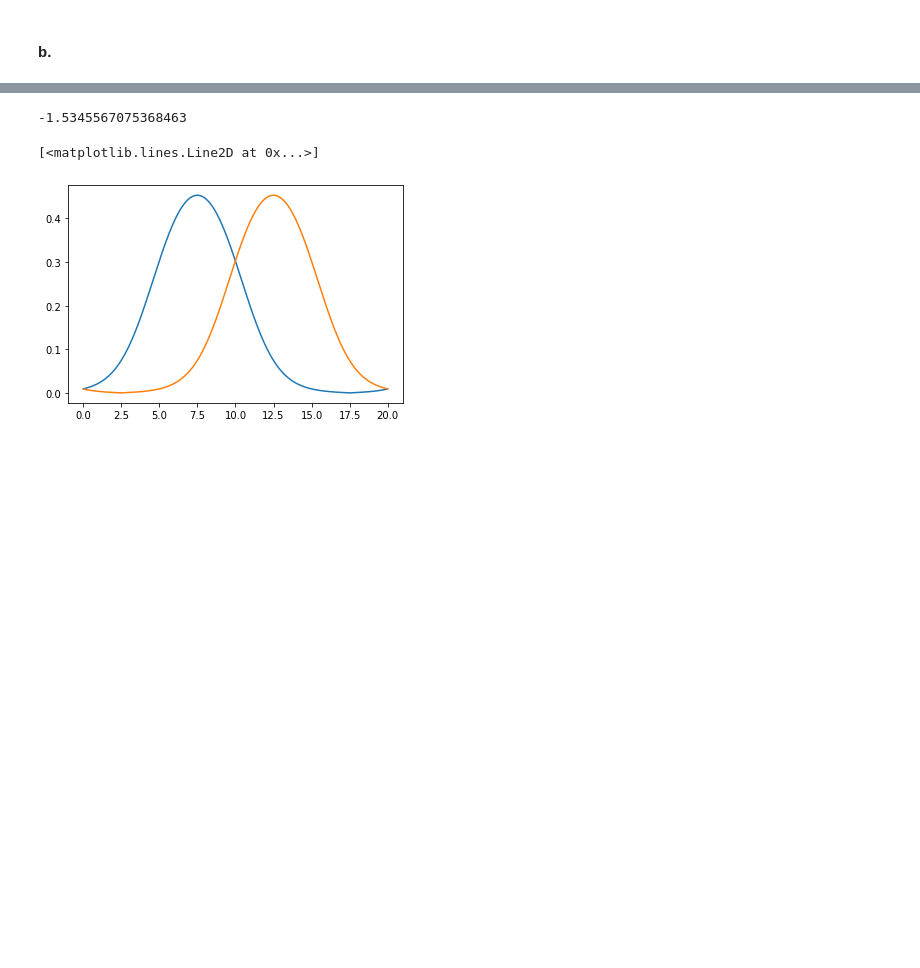
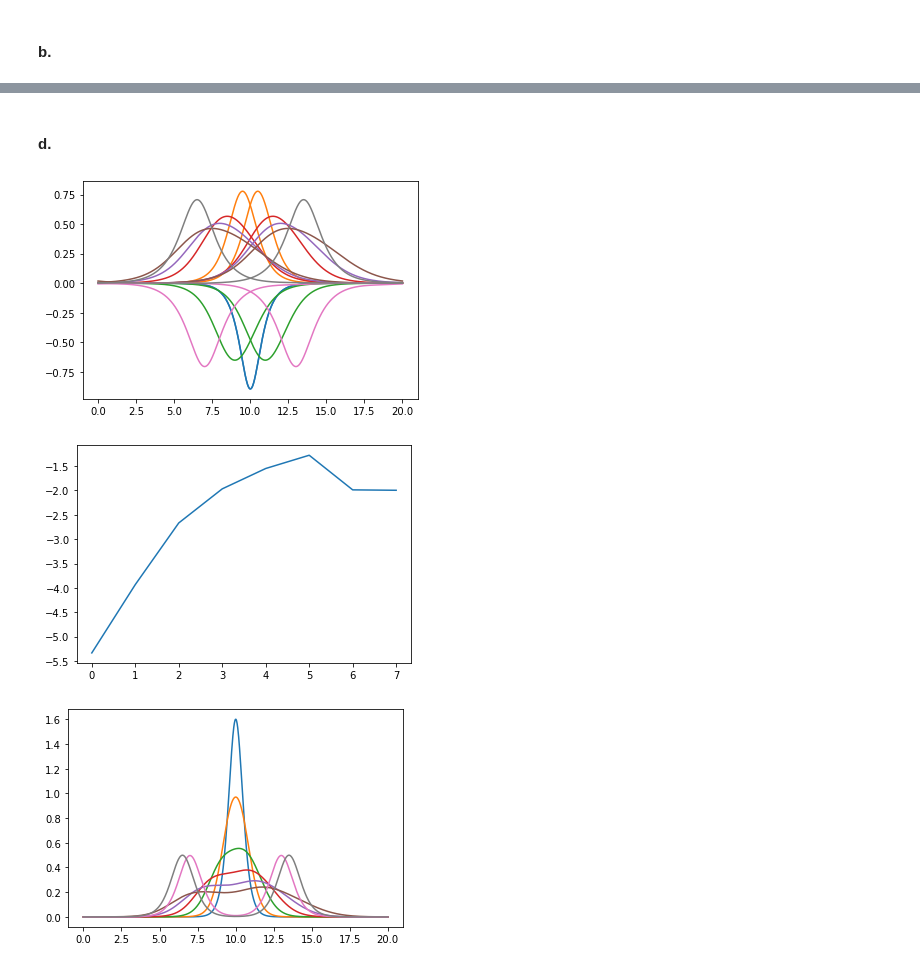
Before and after one commit to KevoSoftworks/mathematical_and_numerical_physics, a Jupyter notebook: part_3/part3.ipynb, the cells around one changed output, grey strips where cells are left out. Saved outputs shown, nothing was run; the diff lists cells and outputs as text; code cells hidden in the pictures; blank space fills up the shorter version.

```diff
--- a/part_3/part3.ipynb
+++ b/part_3/part3.ipynb
@@ -452,19 +513,29 @@ From the resulting figures we see that the numerical model converges to the anal
+# %% [markdown]
+#### d.
 # %%
-Y = 5
-beta = 0
-gamma = 0.4
-shift = -3
+beta = 0.4
 
-f = wf_norm(2*rng.random(len(y)) - 1, h)
+lambda_ = []
+n = []
 
-for val, f1, f2 in bipolaron(y, h, f, Y, beta, gamma, shift, TOL_SCF=1E-4):
-    continue
+for i, Y_ in enumerate(Y):
+    f = wf_norm(2*rng.random(len(y)) - 1, h)
+    for val, f1, f2 in bipolaron(y, h, f, Y_, beta, gamma, shift, TOL_SCF=1E-4):
+        continue
 
-print(val)
+    lambda_.append(val)
+    n.append(_n(f1, f2))
 
-plt.plot(y, f1)
-plt.plot(y, f2)
+    plt.plot(y, f1, f'C{i}')
+    plt.plot(y, f2, f'C{i}')
+
+plt.figure()
+plt.plot(Y, lambda_)
+
+plt.figure()
+for n_ in n:
+    plt.plot(y, n_)
 # %% [output]
--1.5345567075368463
-[<matplotlib.lines.Line2D at 0x...>]
-[figure, old version]
+[figure, new version]
+[figure, added]
+[figure, added]
```
Also changed, not shown: parts of 16 cells of this notebook, 1 other file.
